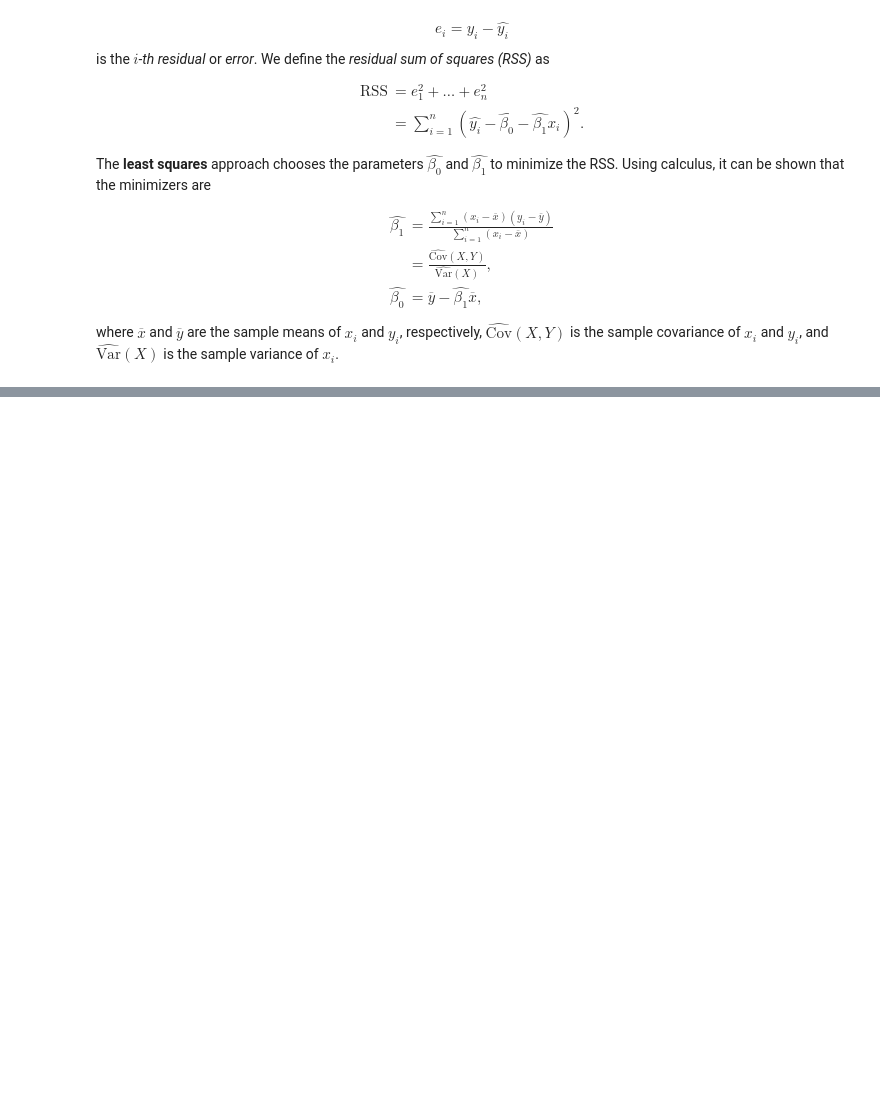
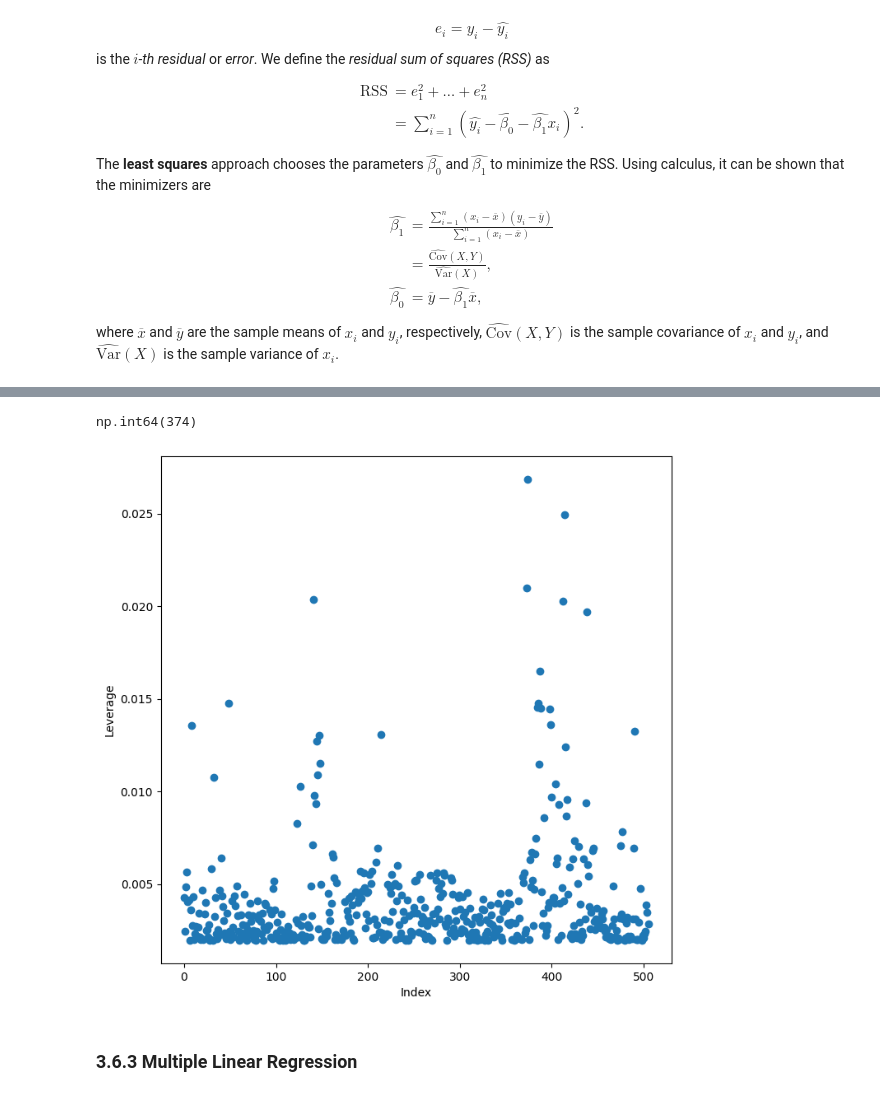
Before and after one commit to darmendariz/isl-python, a Jupyter notebook: 03_linear_regression.ipynb, the cells around one changed output, grey strips where cells are left out. Saved outputs shown, nothing was run; the diff lists cells and outputs as text; code cells hidden in the pictures; blank space fills up the shorter version.

```diff
--- a/03_linear_regression.ipynb
+++ b/03_linear_regression.ipynb
@@ -75,0 +381,4 @@ Practically, we compute a *t-statistic* $$ t = \frac{\hat{\beta_1}-0}{\operatorn
+# %%
+design = MS(['lstat'])
+X = design.fit_transform(boston)
+X.head()
@@ -75,0 +468,12 @@ Practically, we compute a *t-statistic* $$ t = \frac{\hat{\beta_1}-0}{\operatorn
+# %%
+infl = results.get_influence()
+ax = subplots(figsize=(8,8))[1]
+ax.scatter(np.arange(X.shape[0]), infl.hat_matrix_diag)
+ax.set_xlabel('Index')
+ax.set_ylabel('Leverage')
+np.argmax(infl.hat_matrix_diag)
+# %% [output]
+np.int64(374)
+[figure, added]
+# %% [markdown]
+### 3.6.3 Multiple Linear Regression
```
Also changed, not shown: parts of 53 cells of this notebook.
